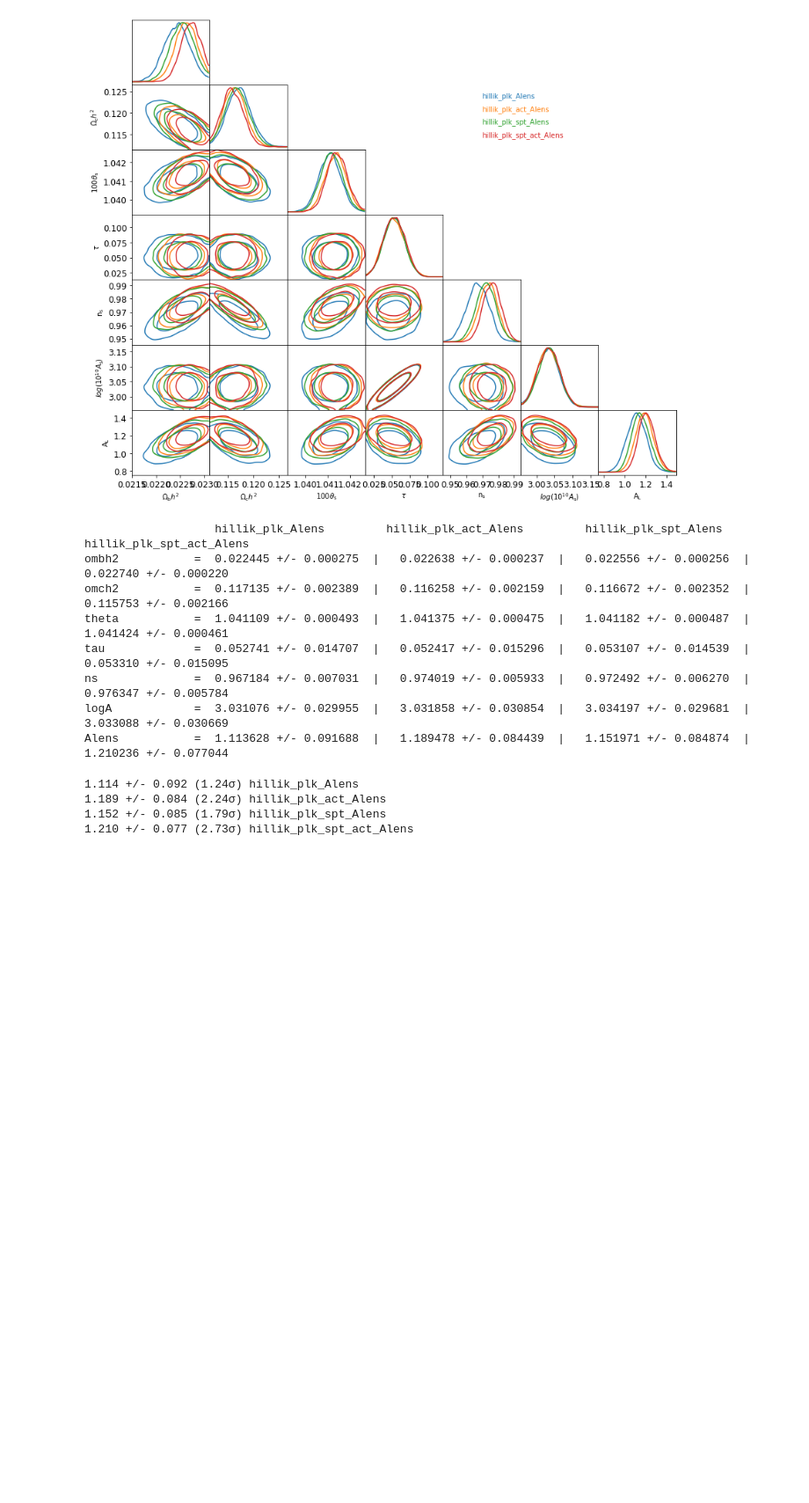
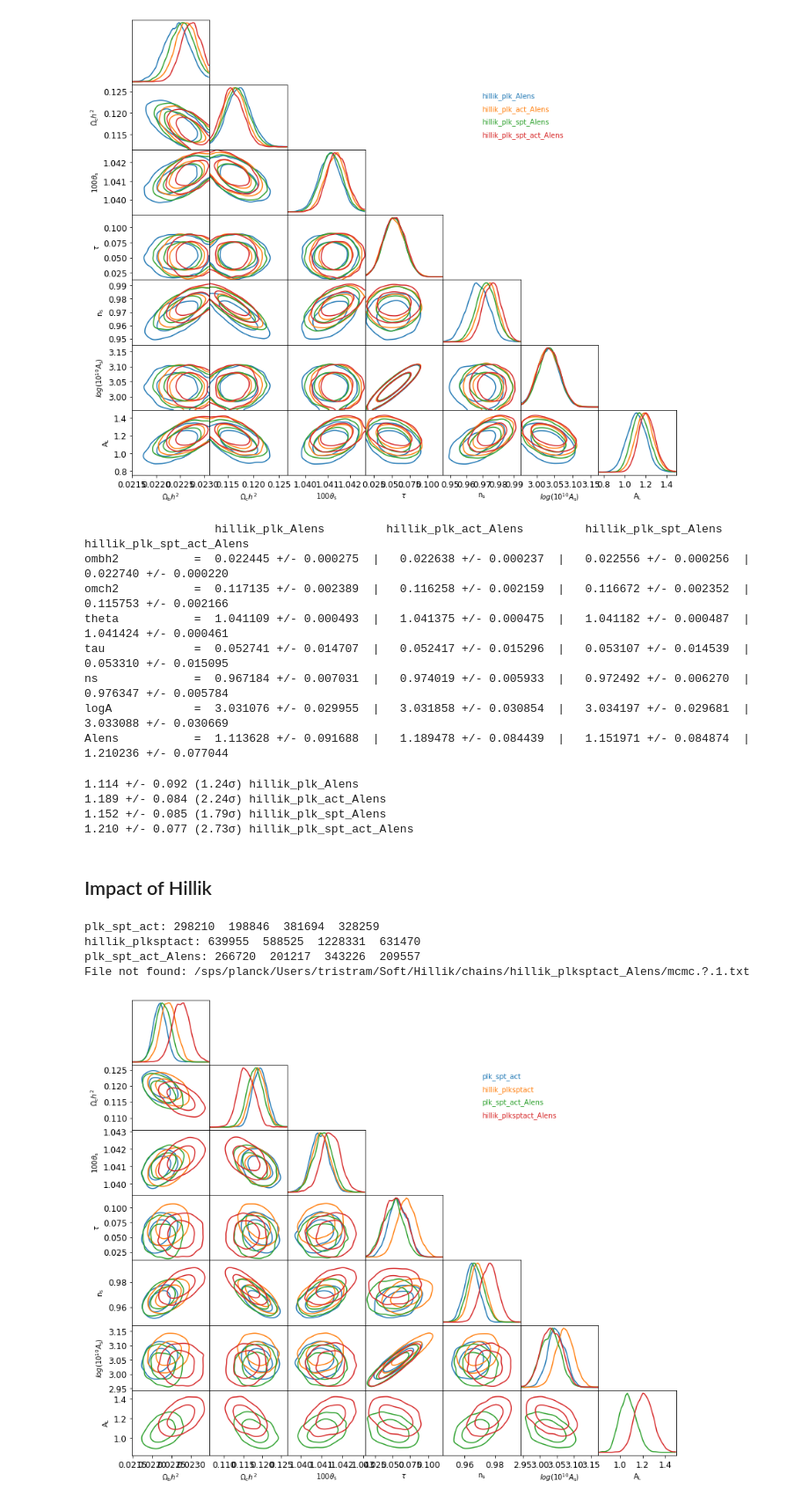
Before and after one commit to mtristram/hillik, a Jupyter notebook: scripts/hillik_chains.ipynb, the cells around one changed output. Shown at 88% size. Drawn from its saved outputs; the diff is of its cells as text; code cells hidden in the pictures; blank space fills up the shorter version.

```diff
--- a/scripts/hillik_chains.ipynb
+++ b/scripts/hillik_chains.ipynb
@@ -203,3 +203,19 @@ for i in range(len(chains)):
 1.189 +/- 0.084 (2.24σ) hillik_plk_act_Alens
 1.152 +/- 0.085 (1.79σ) hillik_plk_spt_Alens
 1.210 +/- 0.077 (2.73σ) hillik_plk_spt_act_Alens
+# %% [markdown]
+## Impact of Hillik
+# %%
+runnames = ['plk_spt_act','hillik_plksptact','plk_spt_act_Alens','hillik_plk_spt_act_Alens']
+chains = [MCtools.mergeMC( "%s/%s/mcmc" % (DBdir,run), burnin=0.9, nelts=20000) for run in runnames]
+# %% [output]
+plk_spt_act: 298210  198846  381694  328259
+hillik_plksptact: 639955  588525  1228331  631470
+plk_spt_act_Alens: 266720  201217  343226  209557
+File not found: /sps/planck/Users/tristram/Soft/Hillik/chains/hillik_plksptact_Alens/mcmc.?.1.txt
+# %%
+#cosmo
+listpar = ['ombh2','omch2','theta','tau','ns','logA','Alens']
+fig=MCtools.triangle( chains, listpar, labels=runnames)
+# %% [output]
+[figure, added]
```
